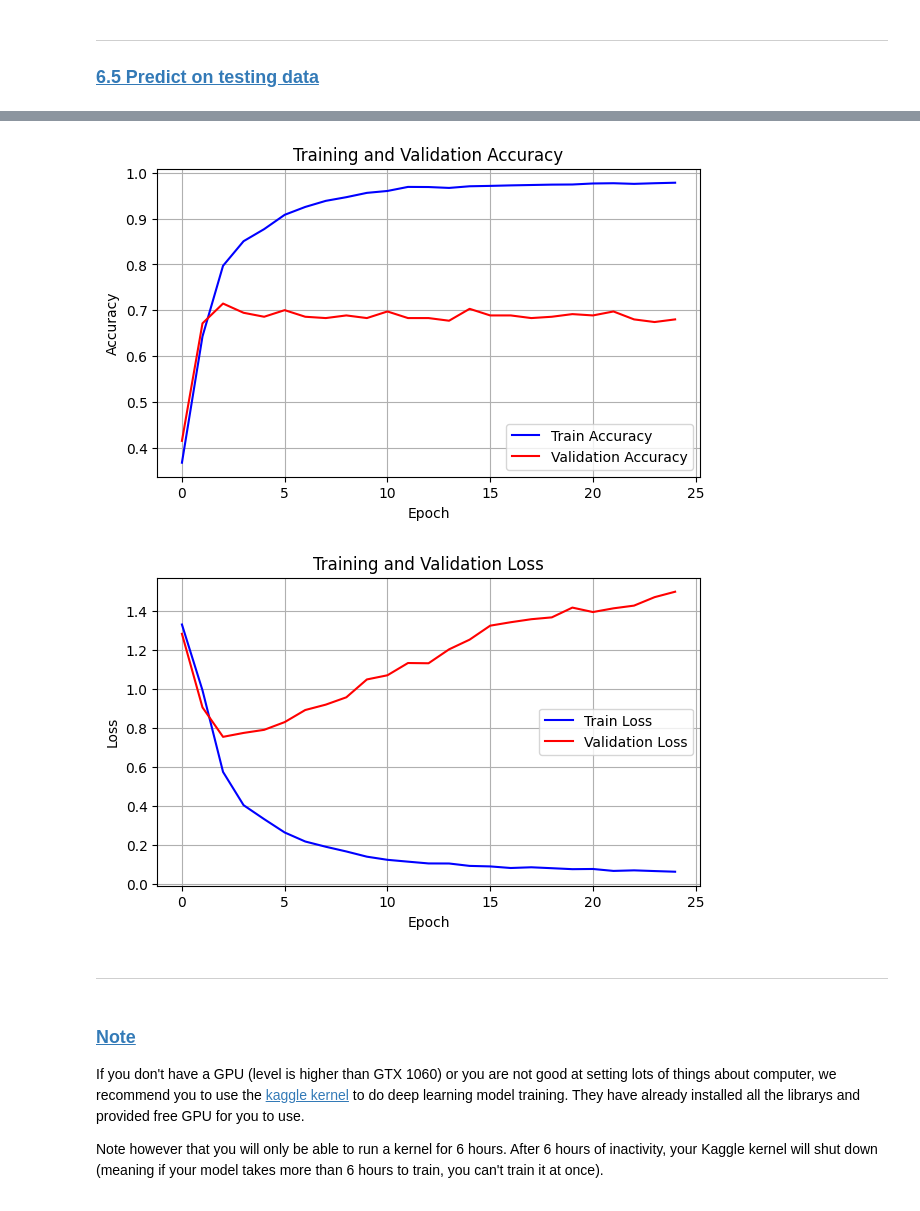
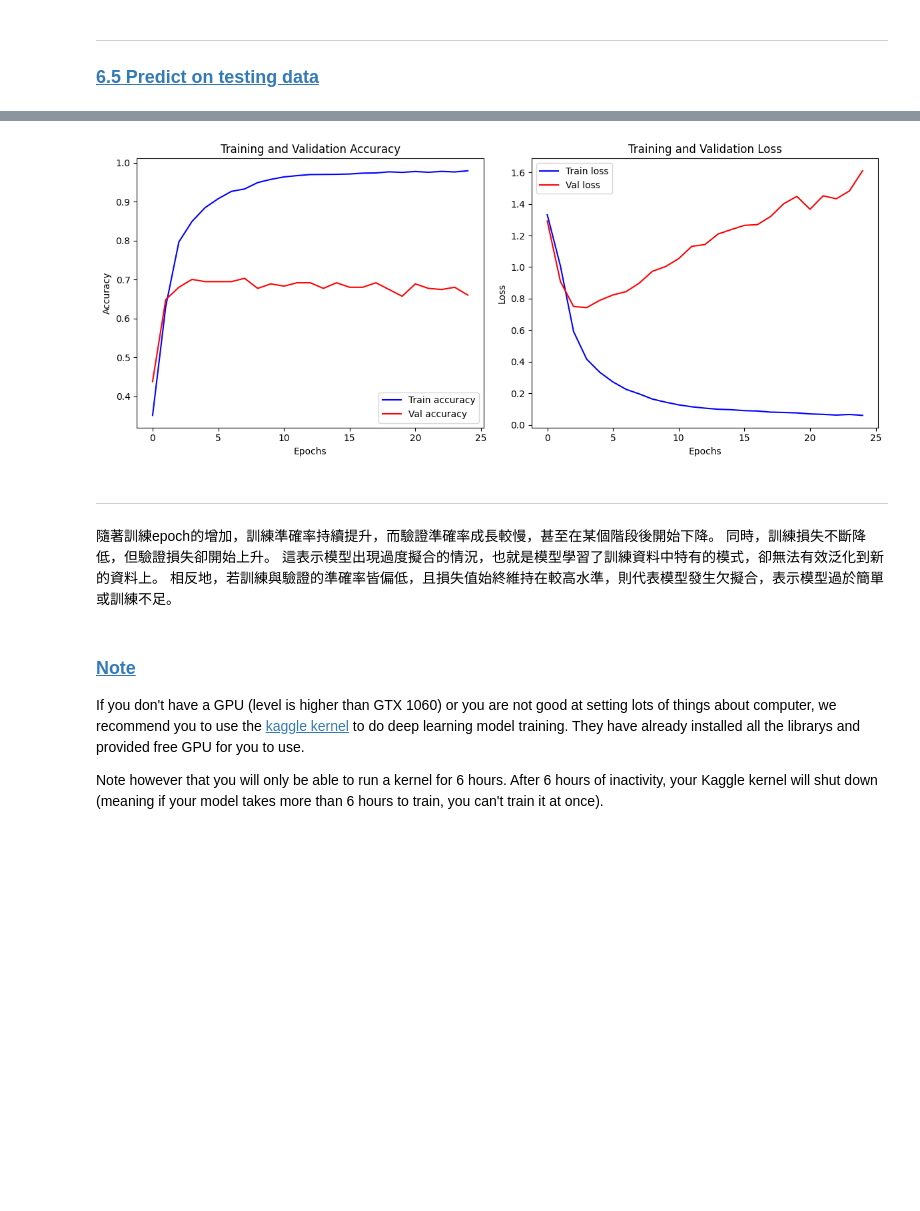
Before and after one commit to Jimmy030199/DM2025-Lab2-Exercise-main, a Jupyter notebook: DM2025-Lab2-Master-Phase_1.ipynb, the cells around one changed output, grey strips where cells are left out. Drawn from its saved outputs; the diff is of its cells as text; code cells hidden in the pictures; blank space fills up the shorter version.

```diff
--- a/DM2025-Lab2-Master-Phase_1.ipynb
+++ b/DM2025-Lab2-Master-Phase_1.ipynb
@@ -958,27 +900,35 @@ Plot the Training and Validation Accuracy and Loss (different plots), just like
 ![pic3.png](./pics/pic3.png)  ![pic4.png](./pics/pic4.png)
 # %%
 # Answer here
+import pandas as pd
 import matplotlib.pyplot as plt
 
-# === 1 Accuracy 圖 ===
-plt.figure(figsize=(7, 4))
-plt.plot(training_log["accuracy"], color='blue', label='Train Accuracy')
-plt.plot(training_log["val_accuracy"], color='red', label='Validation Accuracy')
-plt.title("Training and Validation Accuracy")
-plt.xlabel("Epoch")
-plt.ylabel("Accuracy")
-plt.legend(loc='best')
-plt.grid(True)
+
+training_log = pd.read_csv("logs/training_log.csv")
+
+
+print(training_log.columns)
+
+# ---- Plot 1: Accuracy ----
+plt.figure(figsize=(12,5))
+
+plt.subplot(1, 2, 1)
+plt.plot(training_log['epoch'], training_log['accuracy'], 'b', label='Train accuracy')
+plt.plot(training_log['epoch'], training_log['val_accuracy'], 'r', label='Val accuracy')
+plt.title('Training and Validation Accuracy')
+plt.xlabel('Epochs')
+plt.ylabel('Accuracy')
+plt.legend()
+
+# ---- Plot 2: Loss ----
+plt.subplot(1, 2, 2)
+plt.plot(training_log['epoch'], training_log['loss'], 'b', label='Train loss')
+plt.plot(training_log['epoch'], training_log['val_loss'], 'r', label='Val loss')
+plt.title('Training and Validation Loss')
+plt.xlabel('Epochs')
+plt.ylabel('Loss')
+plt.legend()
+
+plt.tight_layout()
 plt.show()
-
-# === 2 Loss 圖 ===
-plt.figure(figsize=(7, 4))
-plt.plot(training_log["loss"], color='blue', label='Train Loss')
-plt.plot(training_log["val_loss"], color='red', label='Validation Loss')
-plt.title("Training and Validation Loss")
-plt.xlabel("Epoch")
-plt.ylabel("Loss")
-plt.legend(loc='best')
-plt.grid(True)
-plt.show()
 # %% [output]
@@ -985,4 +936,3 @@ plt.show()
-[figure, old version]
+[figure, new version]
-[figure, removed]
 # %% [markdown]
 ---
@@ -999,3 +939,8 @@ plt.show()
+# %% [markdown]
+隨著訓練epoch的增加，訓練準確率持續提升，而驗證準確率成長較慢，甚至在某個階段後開始下降。
+同時，訓練損失不斷降低，但驗證損失卻開始上升。
+這表示模型出現過度擬合的情況，也就是模型學習了訓練資料中特有的模式，卻無法有效泛化到新的資料上。
+相反地，若訓練與驗證的準確率皆偏低，且損失值始終維持在較高水準，則代表模型發生欠擬合，表示模型過於簡單或訓練不足。
 # %% [markdown]
 ### <a id='toc1_10_6_'></a>[Note](#toc0_)
 
```
Also changed, not shown: parts of 37 cells of this notebook.
